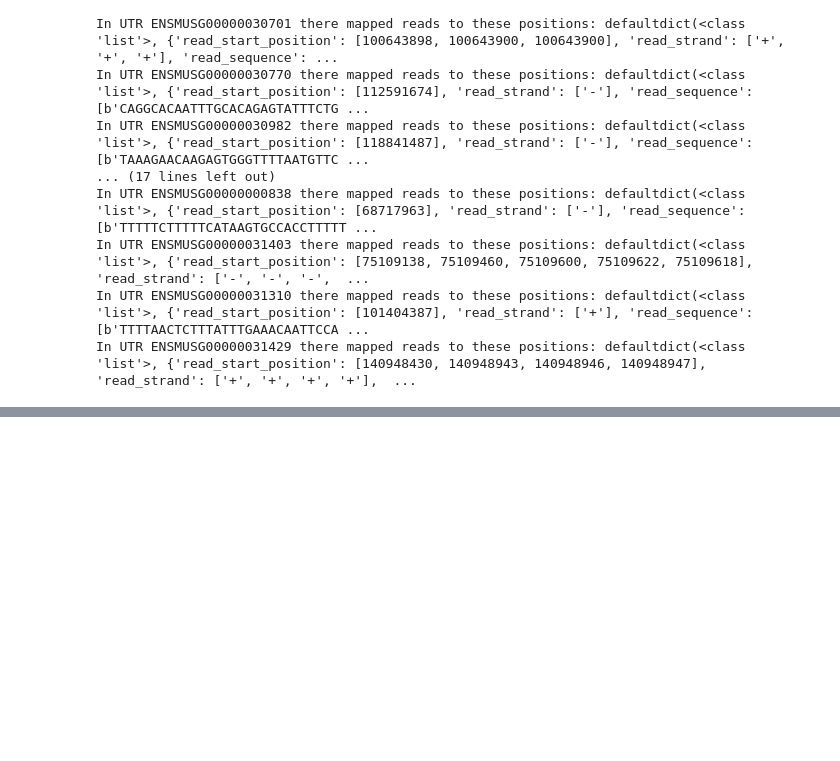
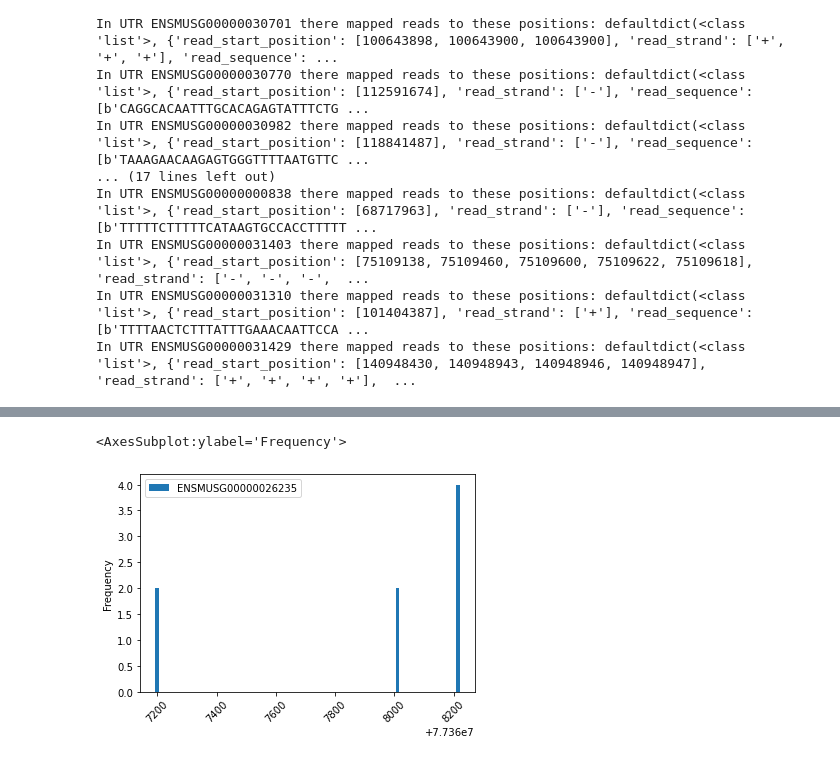
Before and after one commit to AndreMacedo88/utrcalling, a Jupyter notebook: notebooks/3UTR in NSC lineage progression.ipynb, the cells around one changed output, grey strips where cells are left out. Saved outputs shown, nothing was run; the diff lists cells and outputs as text; code cells hidden in the pictures; blank space fills up the shorter version.

Commit message:
test.pdf

```diff
--- a/notebooks/3UTR in NSC lineage progression.ipynb
+++ b/notebooks/3UTR in NSC lineage progression.ipynb
@@ -116,5 +116,3 @@ utr_reduced.saveas('testbed_merged.bed')
 <BedTool(testbed_merged.bed)>
 # %%
 from utrcalling import utr_mapping
-# %%
-alignments = utr_mapping.load_parse_alignments("../tests/test_data/test_UTRyoungNSCgenome_bwt2_102_sort.bam", read='first')
@@ -192,0 +164,3 @@ In UTR ENSMUSG00000031429 there mapped reads to these positions: defaultdict(<cl
+# %%
+maps = pd.DataFrame.from_dict(read_mappings, orient='index')
+maps.head
@@ -192,0 +185,6 @@ In UTR ENSMUSG00000031429 there mapped reads to these positions: defaultdict(<cl
+# %%
+new_df = pd.DataFrame(maps['read_start_position'][5], columns=[maps.index[5]])
+plot=new_df.plot.hist(bins=90, rot=45)
+# %% [output]
+<AxesSubplot:ylabel='Frequency'>
+[figure, added]
```
Also changed, not shown: parts of 7 cells of this notebook, 1 other file.
